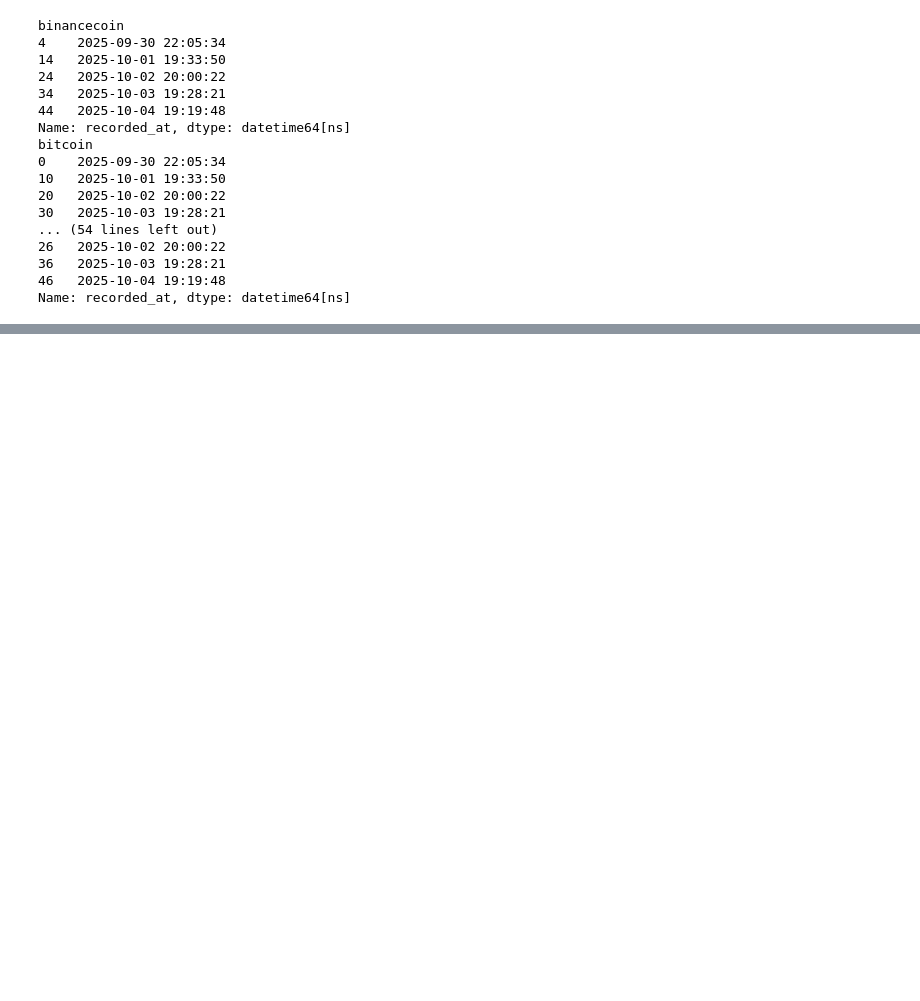
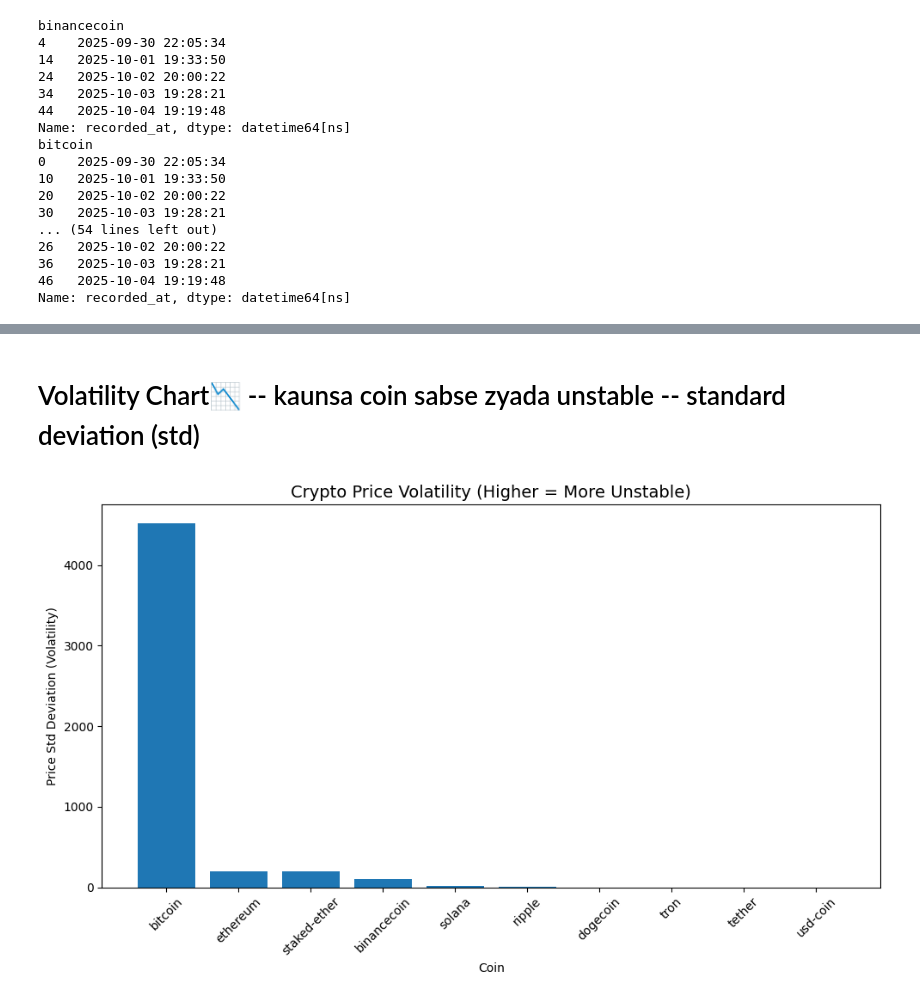
Before and after one commit to rmszk/Data-Analytics-Practice, a Jupyter notebook: Projects/2 Crypto API + Pandas + MySQL/crypto.ipynb, the cells around one changed output, grey strips where cells are left out. Saved outputs shown, nothing was run; the diff lists cells and outputs as text; code cells hidden in the pictures; blank space fills up the shorter version.

```diff
--- a/Projects/2 Crypto API + Pandas + MySQL/crypto.ipynb
+++ b/Projects/2 Crypto API + Pandas + MySQL/crypto.ipynb
@@ -288,0 +337,21 @@ plt.show()
+# %% [markdown]
+# Volatility Chart📉 -- kaunsa coin sabse zyada unstable -- standard deviation (std)
+# %%
+# Har coin ka volatility calculate karte hain
+volatility = (
+    df1.groupby("id")["current_price"]
+    .std()                     # standard deviation (volatility)
+    .sort_values(ascending=False)
+)
+
+# Plot
+plt.figure(figsize=(10,6))
+plt.bar(volatility.index, volatility.values)
+plt.title("Crypto Price Volatility (Higher = More Unstable)", fontsize=14)
+plt.xlabel("Coin")
+plt.ylabel("Price Std Deviation (Volatility)")
+plt.xticks(rotation=45)
+plt.tight_layout()
+plt.show()
+# %% [output]
+[figure, added]
```
Also changed, not shown: parts of 22 cells of this notebook, 2 other files.
